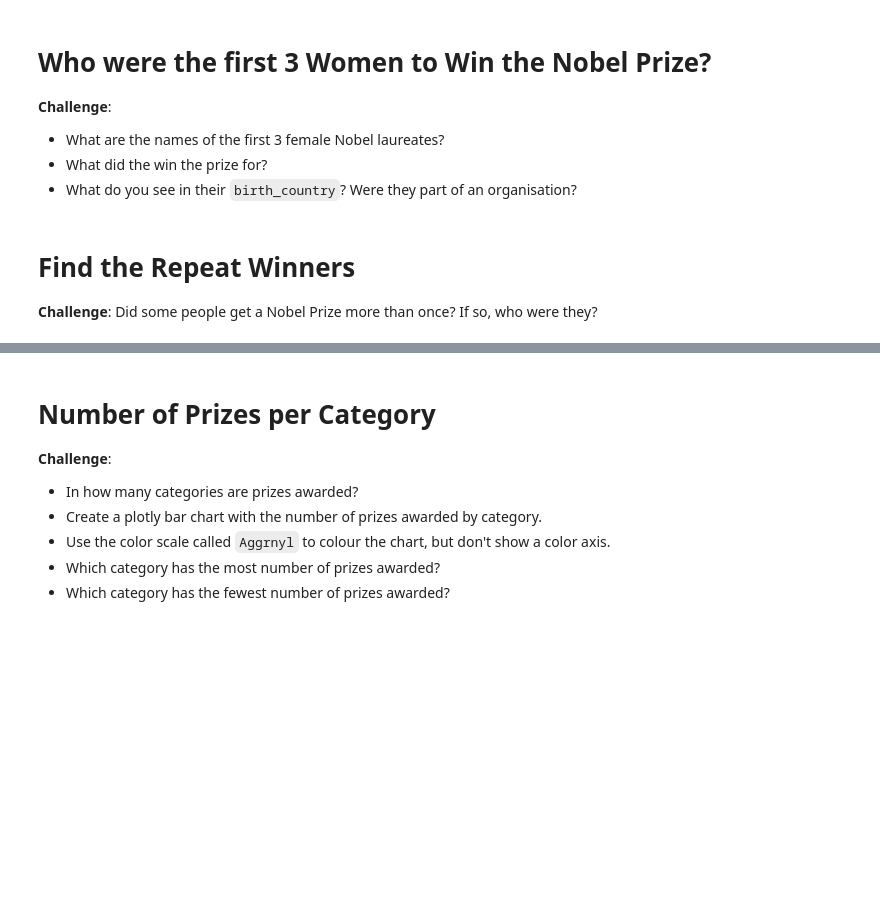
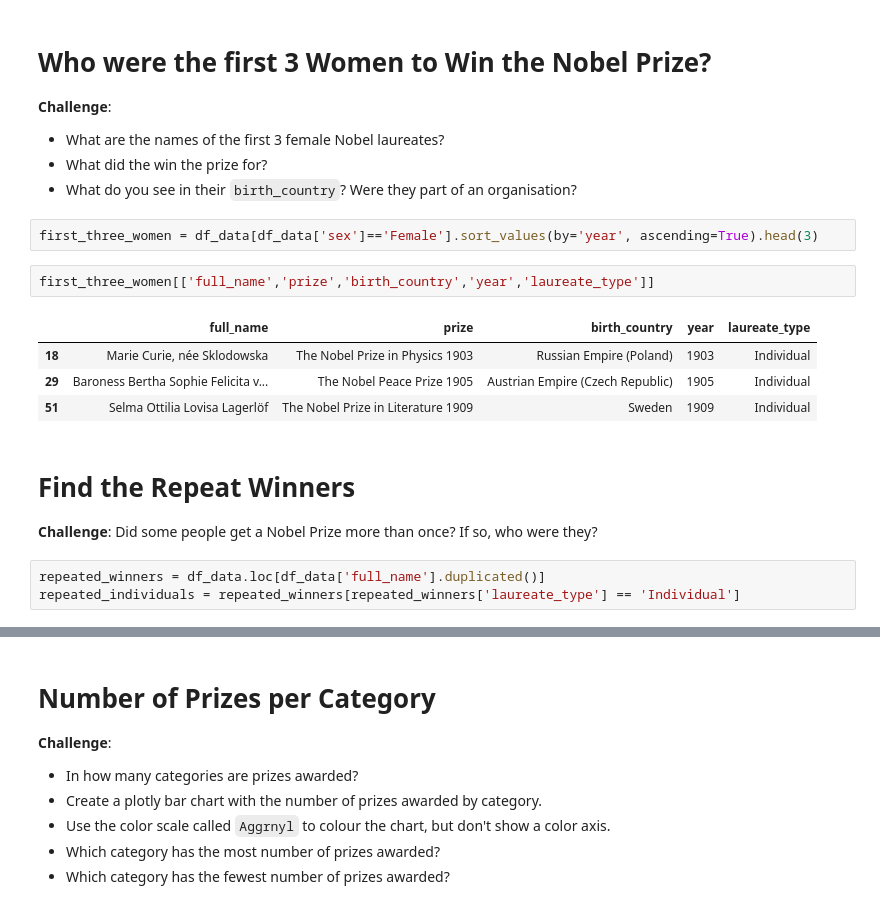
Before and after one commit to TahaThinks/DataScienceProjects2024, a Jupyter notebook: Nobel_Prize_Analysis_(start).ipynb, the cells around one changed output, grey strips where cells are left out. Cells and saved outputs as stored; diff of their text form; blank space fills up the shorter version.

```diff
--- a/Nobel_Prize_Analysis_(start).ipynb
+++ b/Nobel_Prize_Analysis_(start).ipynb
@@ -207,7 +234,19 @@ df_data.head()
 * What are the names of the first 3 female Nobel laureates?
 * What did the win the prize for?
 * What do you see in their `birth_country`? Were they part of an organisation?
+# %%
+first_three_women = df_data[df_data['sex']=='Female'].sort_values(by='year', ascending=True).head(3)
+# %%
+first_three_women[['full_name','prize','birth_country','year','laureate_type']]
+# %% [output]
+|  | full_name | prize | birth_country | year | laureate_type |
+| 18 | Marie Curie, née Sklodowska | The Nobel Prize in Physics 1903 | Russian Empire (Poland) | 1903 | Individual |
+| 29 | Baroness Bertha Sophie Felicita v... | The Nobel Peace Prize 1905 | Austrian Empire (Czech Republic) | 1905 | Individual |
+| 51 | Selma Ottilia Lovisa Lagerlöf | The Nobel Prize in Literature 1909 | Sweden | 1909 | Individual |
 # %% [markdown]
 # Find the Repeat Winners
 
 **Challenge**: Did some people get a Nobel Prize more than once? If so, who were they?
+# %%
+repeated_winners = df_data.loc[df_data['full_name'].duplicated()]
+repeated_individuals = repeated_winners[repeated_winners['laureate_type'] == 'Individual']
```
Also changed, not shown: parts of 6 cells of this notebook.
